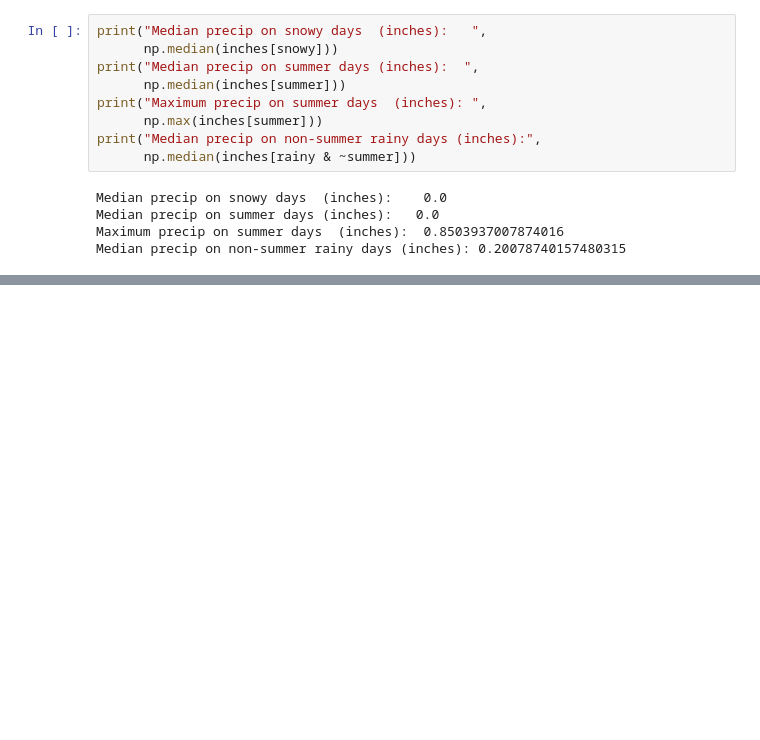
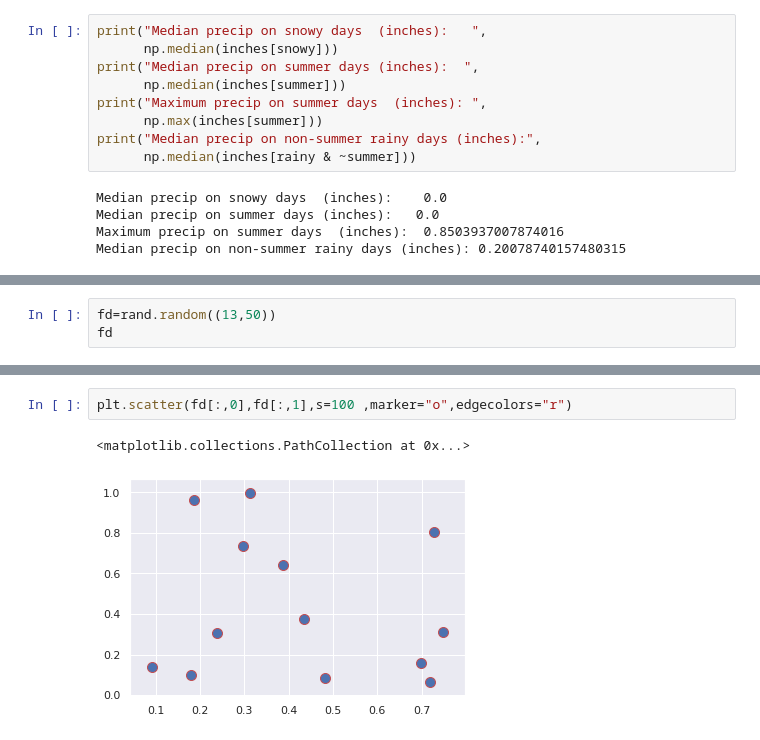
Before and after one commit to themanoftalent/pythondata, a Jupyter notebook: numpy2.ipynb, the cells around one changed output, grey strips where cells are left out. Cells and saved outputs as stored; diff of their text form; blank space fills up the shorter version.

```diff
--- a/numpy2.ipynb
+++ b/numpy2.ipynb
@@ -195,0 +380,3 @@ Median precip on non-summer rainy days (inches): 0.20078740157480315
+# %%
+fd=rand.random((13,50))
+fd
@@ -195,0 +401,5 @@ Median precip on non-summer rainy days (inches): 0.20078740157480315
+# %%
+plt.scatter(fd[:,0],fd[:,1],s=100 ,marker="o",edgecolors="r")
+# %% [output]
+<matplotlib.collections.PathCollection at 0x...>
+[figure, added]
```
Also changed, not shown: parts of 25 cells of this notebook.
